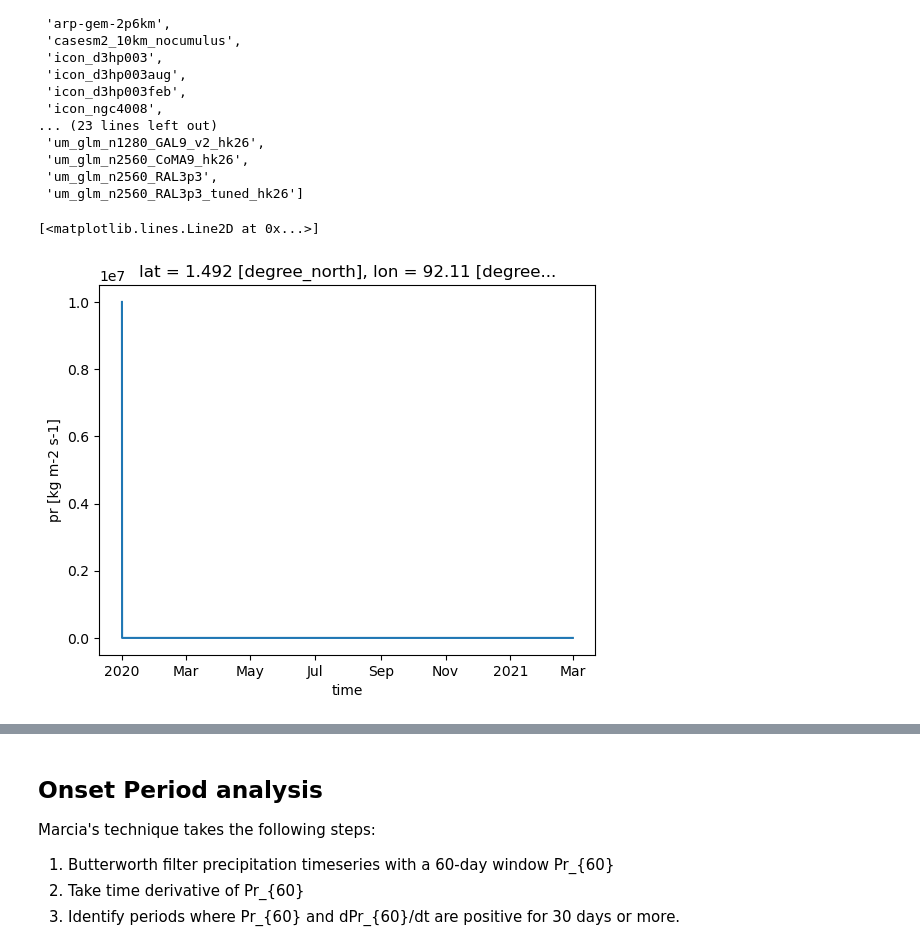
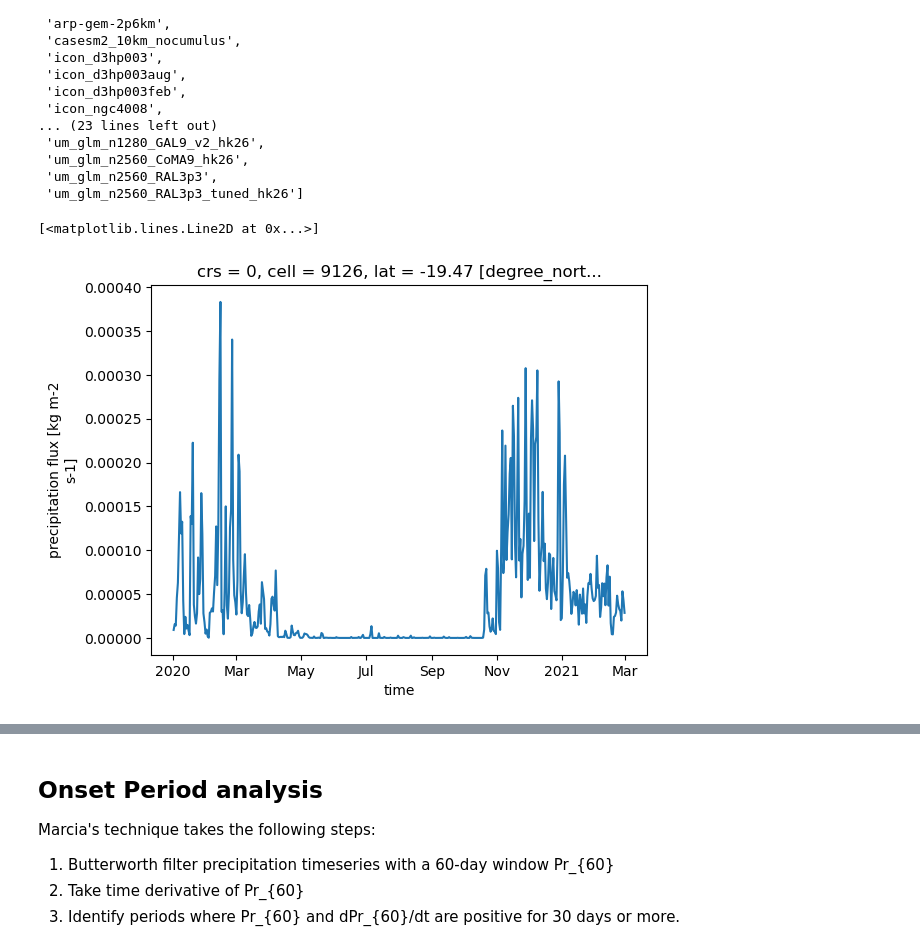
Before and after one commit to fran-morris-research/hackathon-monsoons, a Jupyter notebook: onset_identification/onset_period_visualisation.ipynb, the cells around one changed output, grey strips where cells are left out. Drawn from its saved outputs; the diff is of its cells as text; code cells hidden in the pictures.

```diff
--- a/onset_identification/onset_period_visualisation.ipynb
+++ b/onset_identification/onset_period_visualisation.ipynb
@@ -63,13 +64,16 @@ ds = sim_cat(zoom=4, time='PT1H').to_dask().pipe(hp_mods)
  'um_glm_n2560_RAL3p3',
  'um_glm_n2560_RAL3p3_tuned_hk26']
 # %%
-sim = "ifs_tco3999-ng5_rcbmf_cf"
+sim = "icon_d3hp003"
 sim_cat = cat[sim]
 # ds = sim_cat(time="PT6H").to_dask()
 # %%
-ds = sim_cat(zoom=7).to_dask().pipe(egh.attach_coords)
+zoom = 5
+ds = hp_to_latlon(
+    sim_cat(zoom=zoom).to_dask().pipe(egh.attach_coords).pr, zoom=zoom
+).sel(longitude=30, latitude=-20, method="nearest")
 # %%
-(ds.isel(cell=88763) * 3600).plot()
+ds.plot()
 # %% [output]
 [<matplotlib.lines.Line2D at 0x...>]
-[figure, old version]
+[figure, new version]
```
Also changed, not shown: parts of 13 cells of this notebook, 4 other files.
